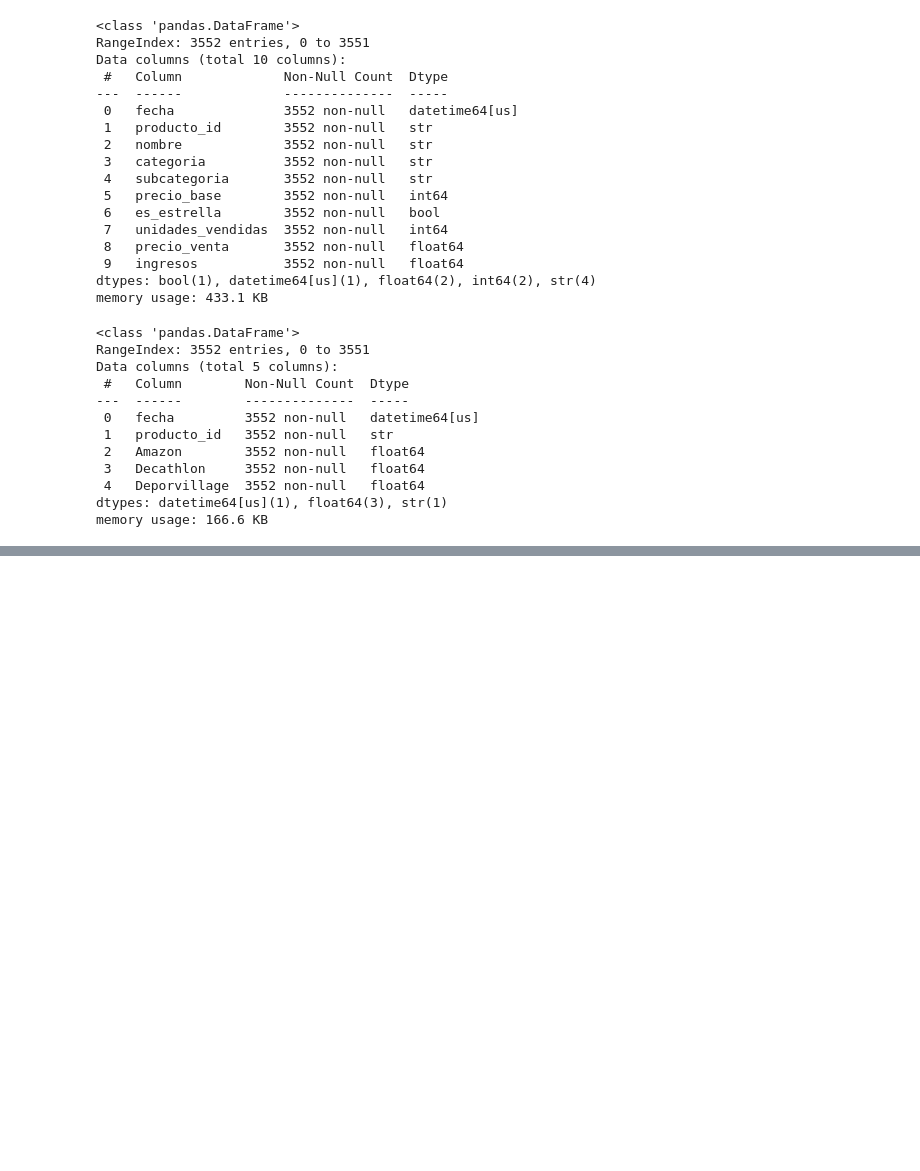
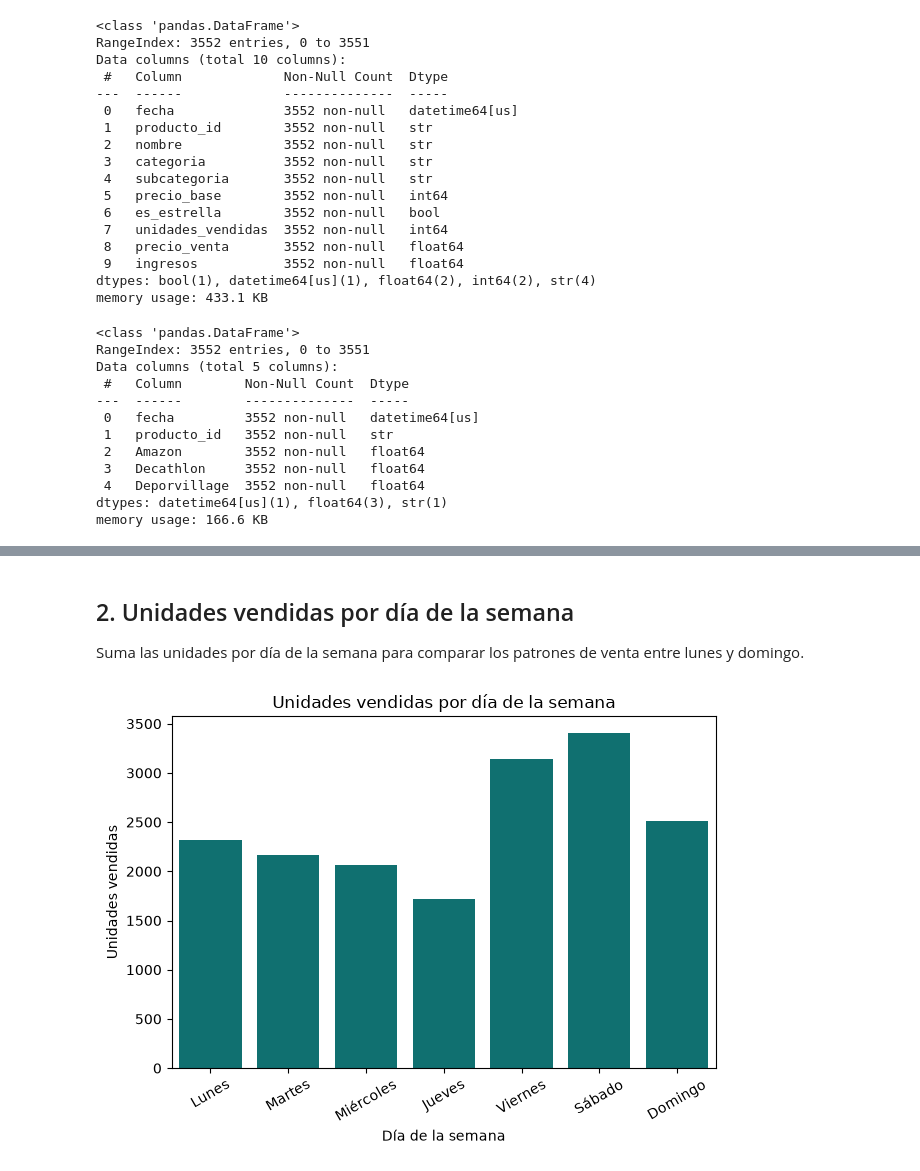
Before and after one commit to florenciaalmironfr-svg/prevision-ventes, a Jupyter notebook: notebooks/Entrenamiento.ipynb, the cells around one changed output, grey strips where cells are left out. Saved outputs shown, nothing was run; the diff lists cells and outputs as text; code cells hidden in the pictures; blank space fills up the shorter version.

```diff
--- a/notebooks/Entrenamiento.ipynb
+++ b/notebooks/Entrenamiento.ipynb
@@ -238,0 +284,33 @@ Deporvillage    0
+# %% [markdown]
+## 2. Unidades vendidas por día de la semana
+Suma las unidades por día de la semana para comparar los patrones de venta entre lunes y domingo.
+# %%
+# Sumar unidades por número de día, de lunes (0) a domingo (6).
+ventas_por_dia = (
+    df.groupby(df["fecha"].dt.dayofweek)["unidades_vendidas"]
+    .sum()
+    .reindex(range(7), fill_value=0)
+    .rename_axis("dia_numero")
+    .reset_index(name="unidades_vendidas")
+)
+
+# Asignar etiquetas en español y conservar el orden semanal.
+dias_semana = ["Lunes", "Martes", "Miércoles", "Jueves", "Viernes", "Sábado", "Domingo"]
+ventas_por_dia["dia_semana"] = ventas_por_dia["dia_numero"].map(
+    dict(enumerate(dias_semana))
+)
+sns.barplot(
+    data=ventas_por_dia,
+    x="dia_semana",
+    y="unidades_vendidas",
+    order=dias_semana,
+    color="teal",
+)
+plt.title("Unidades vendidas por día de la semana")
+plt.xlabel("Día de la semana")
+plt.ylabel("Unidades vendidas")
+plt.xticks(rotation=30)
+plt.tight_layout()
+plt.show()
+# %% [output]
+[figure, added]
```
Also changed, not shown: parts of 10 cells of this notebook, 1 other file.
